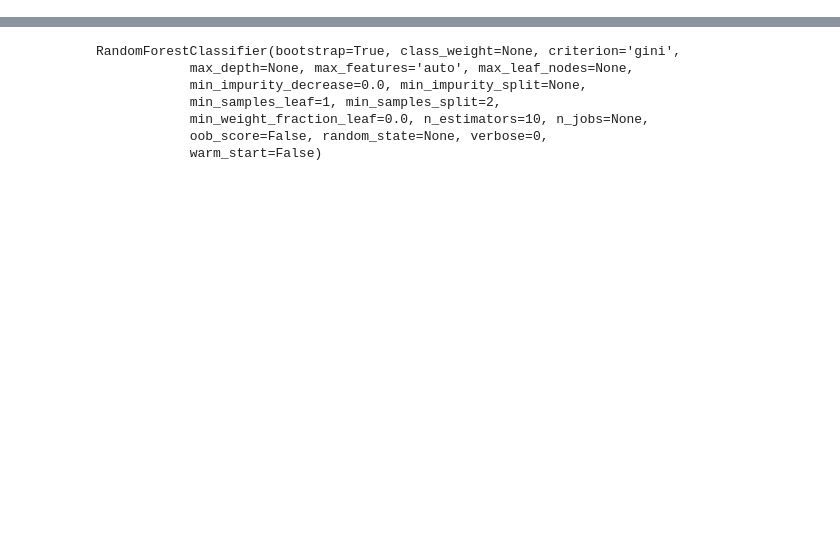
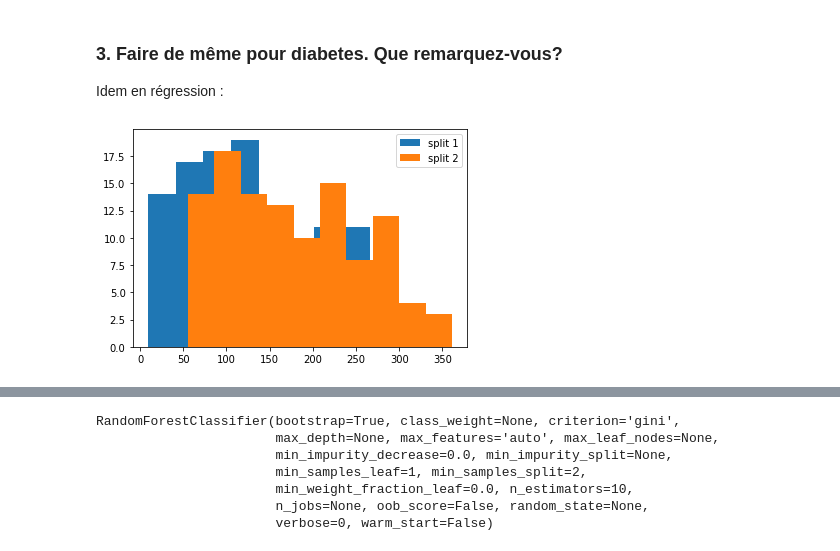
Before and after one commit to sally14/ensae-python-2019, a Jupyter notebook: TP3_boosting.ipynb, the cells around one changed output, grey strips where cells are left out. Drawn from its saved outputs; the diff is of its cells as text; code cells hidden in the pictures; blank space fills up the shorter version.

```diff
--- a/TP3_boosting.ipynb
+++ b/TP3_boosting.ipynb
@@ -64,0 +67,15 @@ plt.show()
+# %% [markdown]
+### 3. Faire de même pour diabetes. Que remarquez-vous?
+
+Idem en régression :
+# %%
+X_train1, X_test1, y_train1, y_test1 = train_test_split(X_diabetes, y_diabetes)
+X_train2, X_test2, y_train2, y_test2 = train_test_split(X_diabetes, y_diabetes)
+
+plt.figure()
+plt.hist(y_test1, align='left', label="split 1")
+plt.hist(y_test2, align='right', label="split 2")
+plt.legend()
+plt.show()
+# %% [output]
+[figure, added]
```
Also changed, not shown: parts of 33 cells of this notebook, 3 other files.
